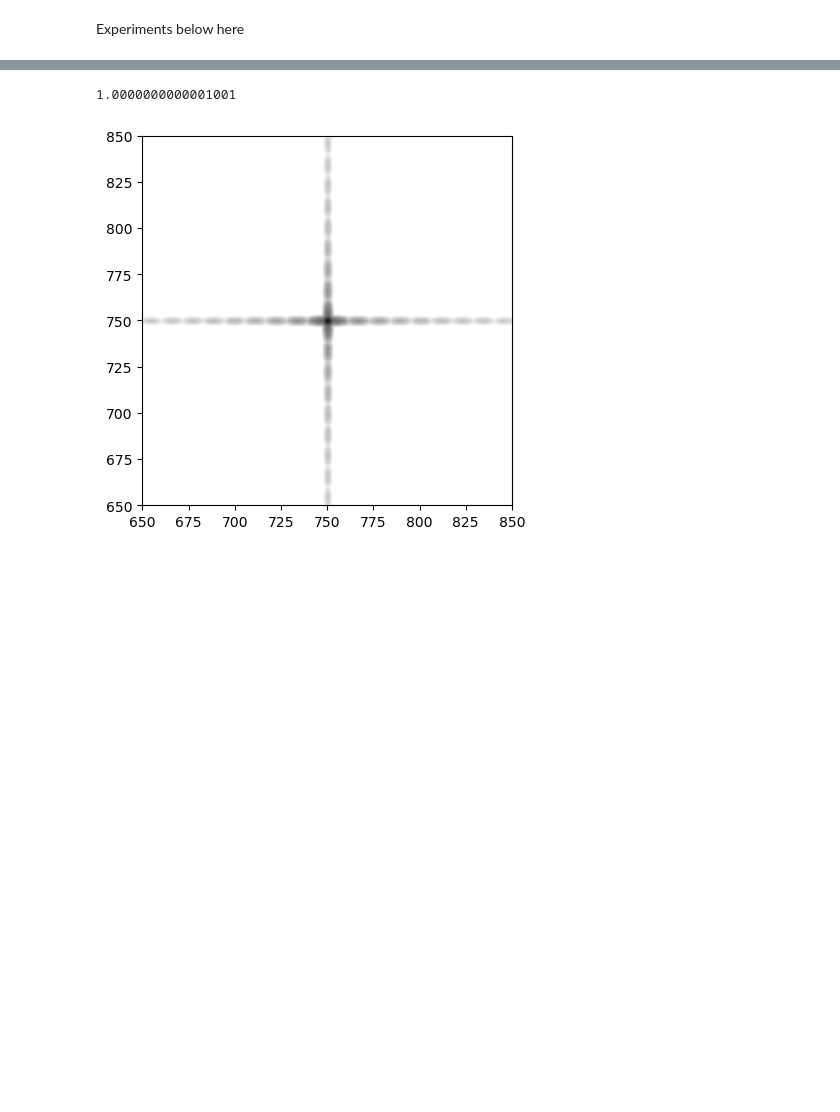
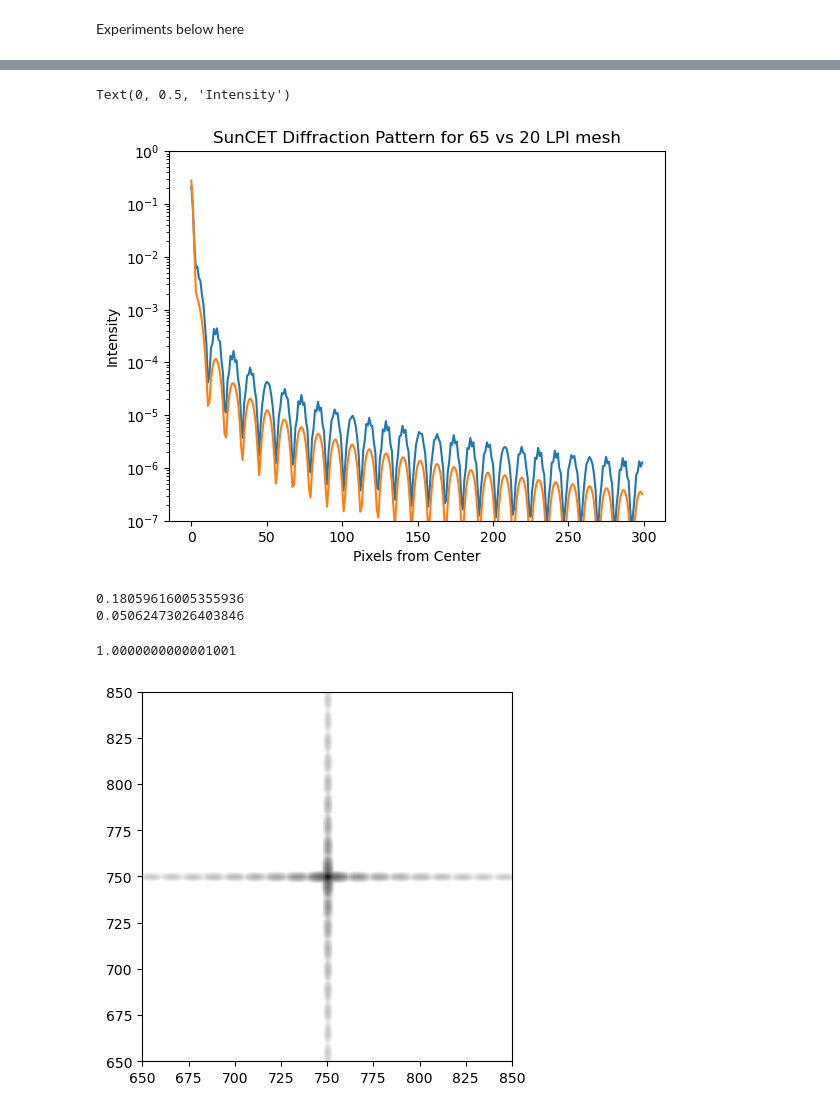
Before and after one commit to suncet/suncet_instrument_simulator, a Jupyter notebook: suncet_instrument_simulator/Diffraction/diffraction_pattern.ipynb, the cells around one changed output, grey strips where cells are left out. Drawn from its saved outputs; the diff is of its cells as text; code cells hidden in the pictures; blank space fills up the shorter version.

```diff
--- a/suncet_instrument_simulator/Diffraction/diffraction_pattern.ipynb
+++ b/suncet_instrument_simulator/Diffraction/diffraction_pattern.ipynb
@@ -24,3 +40,23 @@ mesh
+# %%
+plt.plot(psf_170_65_lpi[750, 750:1050])
+plt.plot(psf_170_20_lpi[750, 750:1050])
+plt.yscale('log')
+# plt.xscale('log')
+plt.ylim([1e-7, 1])
+plt.title('SunCET Diffraction Pattern for 65 vs 20 LPI mesh')
+plt.xlabel('Pixels from Center')
+plt.ylabel('Intensity')
+# %% [output]
+Text(0, 0.5, 'Intensity')
+[figure, added]
+# %%
+mask = np.zeros([1500, 1500]) + 1.
+mask[747:754, 747:754] = 0
+print(np.sum(psf_185_65_lpi * mask))
+print(np.sum(psf_185_20_lpi * mask))
+# %% [output]
+0.18059616005355936
+0.05062473026403846
 # %%
 psf170 = suncet_psf.psf(170, diffraction_orders=np.arange(-200, 200, 1), angle_arm = [0, 90] * u.deg)
 psf175 = suncet_psf.psf(175, diffraction_orders=np.arange(-200, 200, 1), angle_arm = [0, 90] * u.deg)
```
Also changed, not shown: parts of 8 cells of this notebook, 1 other file.
